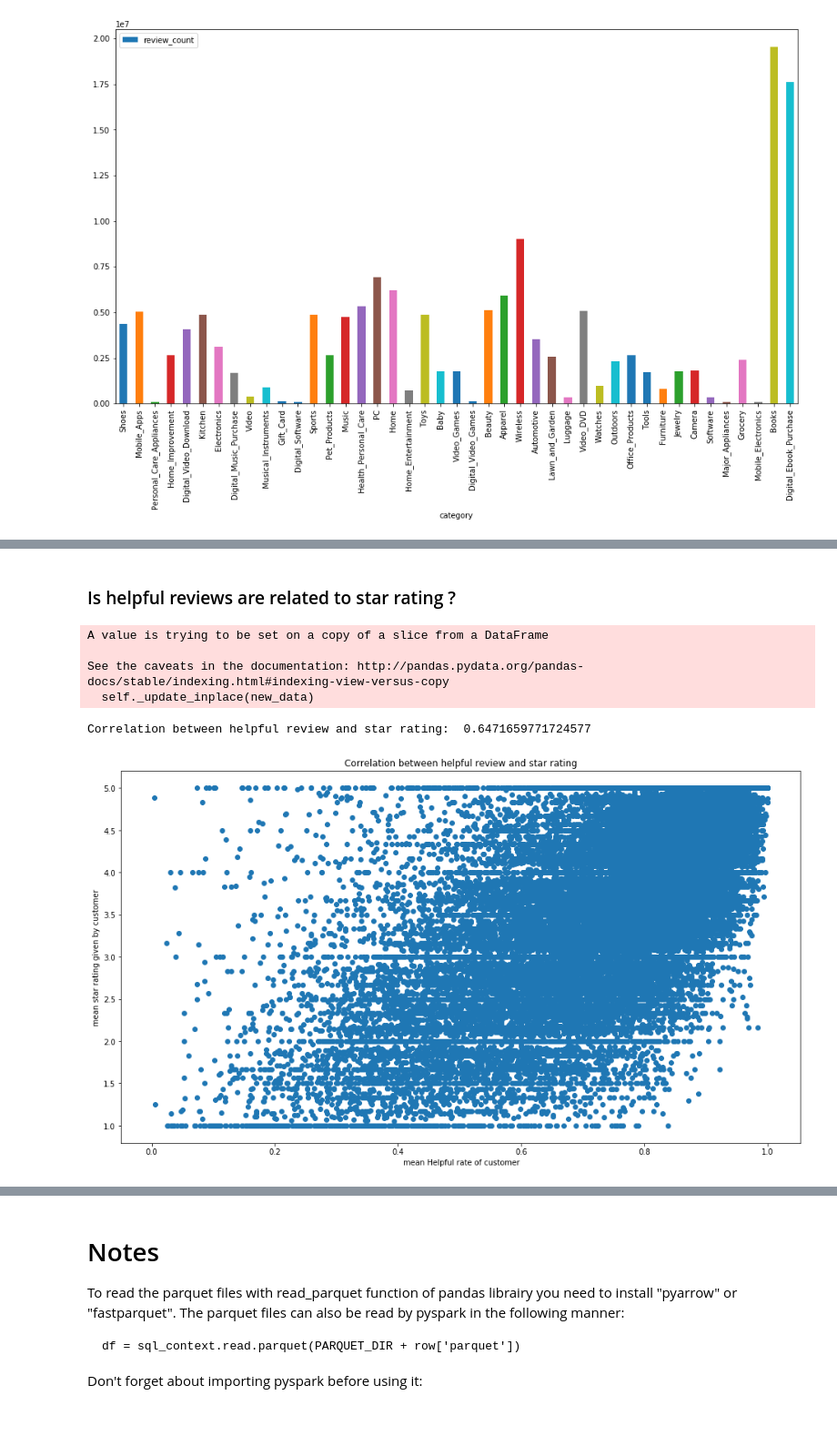
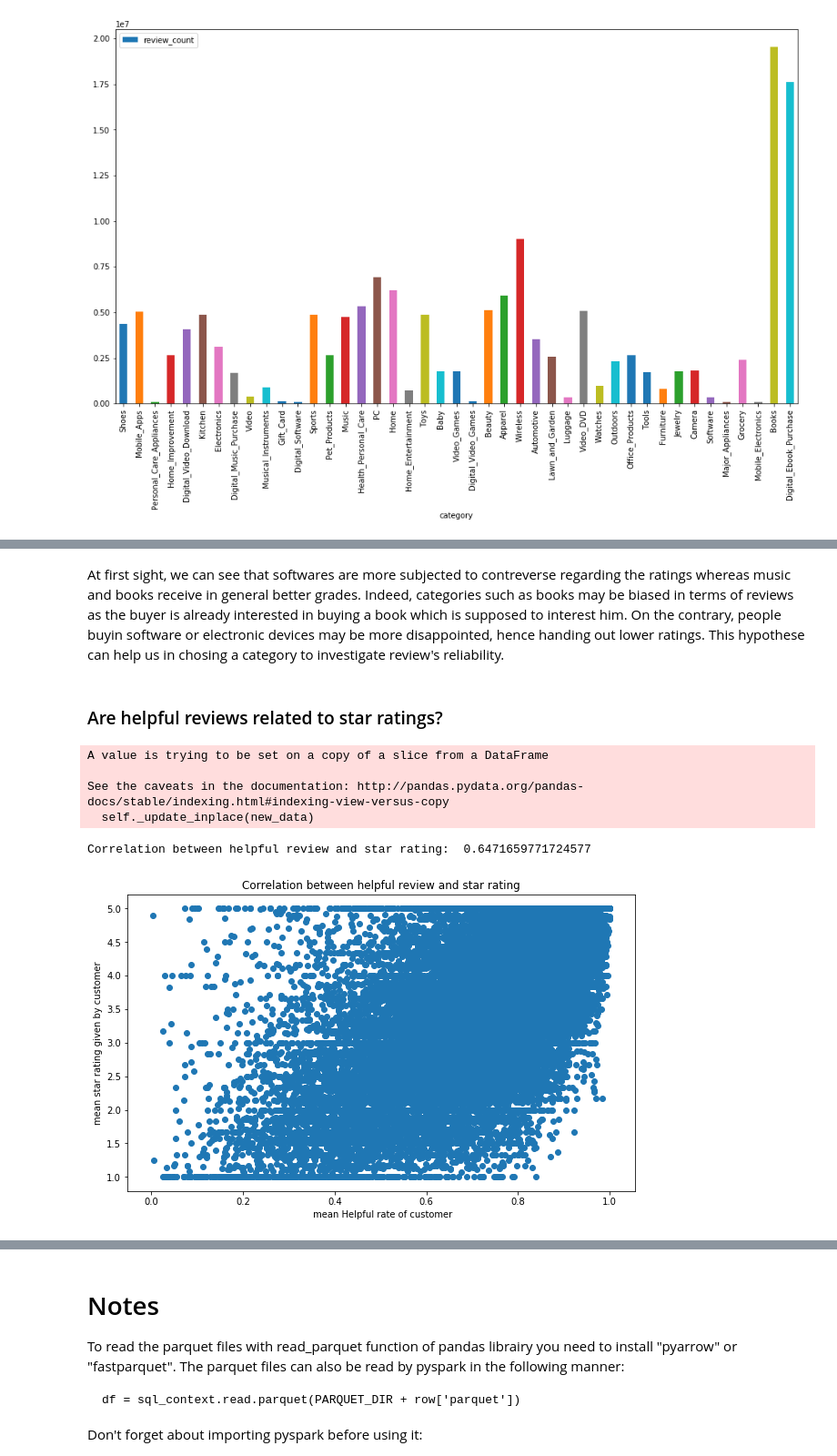
Before and after one commit to pjuda/ada-project, a Jupyter notebook: amazon-reviews.ipynb, the cells around one changed output, grey strips where cells are left out. Shown: that part at 91% size. Drawn from its saved outputs; the diff is of its cells as text; code cells hidden in the pictures; blank space fills up the shorter version.

```diff
--- a/amazon-reviews.ipynb
+++ b/amazon-reviews.ipynb
@@ -142,5 +181,9 @@ category_reviews.plot.bar(x='category', y='review_count', figsize=(16,9))
+# %% [markdown]
+At first sight, we can see that softwares are more subjected to contreverse regarding the ratings whereas music and books receive in general better grades.
+Indeed, categories such as books may be biased in terms of reviews as the buyer is already interested in buying a book which is supposed to interest him. On the contrary, people buyin software or electronic devices may be more disappointed, hence handing out lower ratings.
+This hypothese can help us in chosing a category to investigate review's reliability.
 # %% [markdown]
-### Is helpful reviews are related to star rating ?
+### Are helpful reviews related to star ratings?
 # %%
 # compute ratio for helfulness of review
 df_books["helpful_rate"] = df_books["helpful_votes"] / df_books["total_votes"]
@@ -167,13 +210,13 @@ mhr10_by_customer = df_mix_10.groupby("customer_id")["helpful_rate"].aggregate(n
 # msr = mean star rating
 msr10_by_customer = df_mix_10.groupby("customer_id")["star_rating"].aggregate(np.mean)
 # %%
-plt.figure(figsize=(16, 9))
+plt.figure(figsize=(10, 6))
 plt.scatter(mhr10_by_customer, msr10_by_customer)
 plt.xlabel(" mean Helpful rate of customer")
 plt.ylabel("mean star rating given by customer")
 plt.title("Correlation between helpful review and star rating")
 print("Correlation between helpful review and star rating: ",np.corrcoef(mhr10_by_customer, msr10_by_customer)[0][1])
 # %% [output]
 Correlation between helpful review and star rating:  0.6471659771724577
-[figure, old version]
+[figure, new version]
 # %% [markdown]
```
Also changed, not shown: parts of 6 cells of this notebook.
